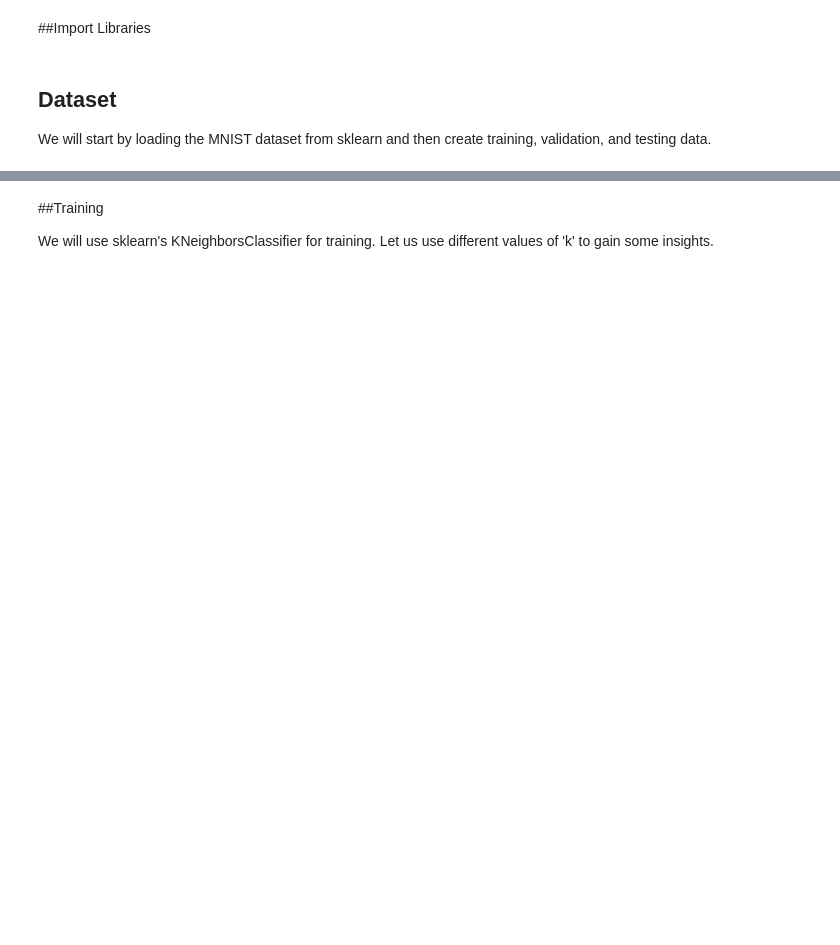
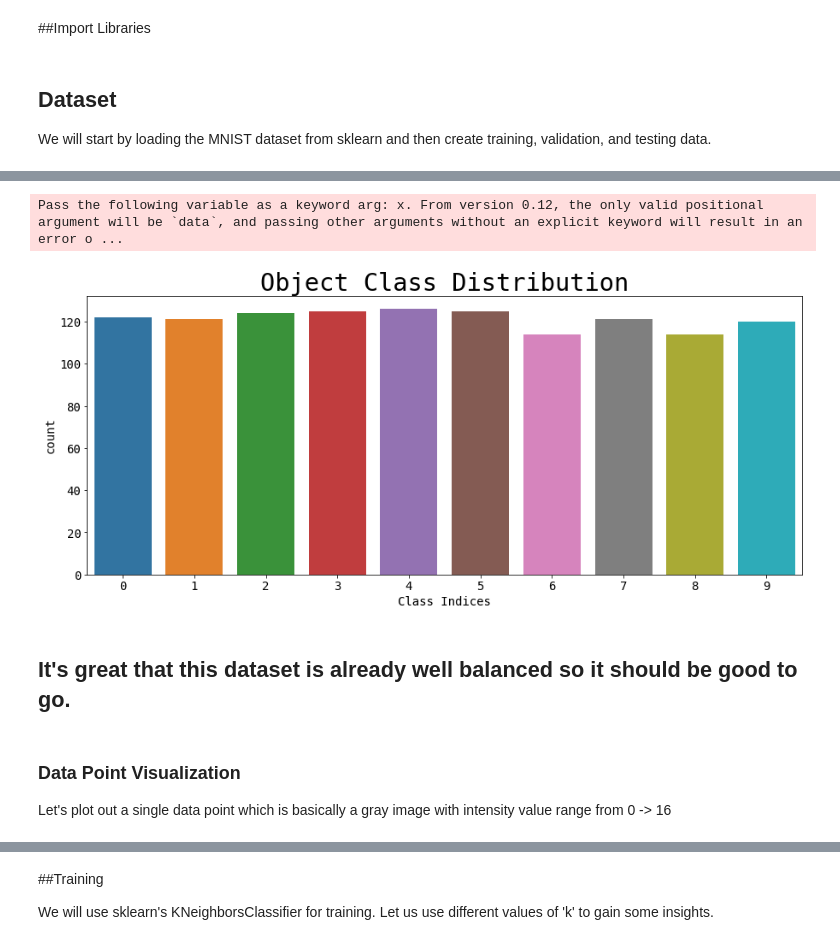
Before and after one commit to tynguyen/ML_ipython_worksheets, a Jupyter notebook: K_Nearest_Neighbors.ipynb, the cells around one changed output, grey strips where cells are left out. Saved outputs shown, nothing was run; the diff lists cells and outputs as text; code cells hidden in the pictures; blank space fills up the shorter version.

```diff
--- a/K_Nearest_Neighbors.ipynb
+++ b/K_Nearest_Neighbors.ipynb
@@ -56,0 +116,15 @@ testing data points: 450
+# %%
+# We will plot out the histogram of the labels
+plt.figure(figsize=(15,6))
+sns.countplot(y_train)
+plt.xlabel('Class Indices')
+plt.title('Object Class Distribution')
+plt.show()
+# %% [output]
+Pass the following variable as a keyword arg: x. From version 0.12, the only valid positional argument will be `data`, and passing other arguments without an explicit keyword will result in an error o ...
+[figure, added]
+# %% [markdown]
+## It's great that this dataset is already well balanced so it should be good to go.
+# %% [markdown]
+### Data Point Visualization
+Let's plot out a single data point which is basically a gray image with intensity value range from 0 -> 16
```
Also changed, not shown: parts of 18 cells of this notebook.
